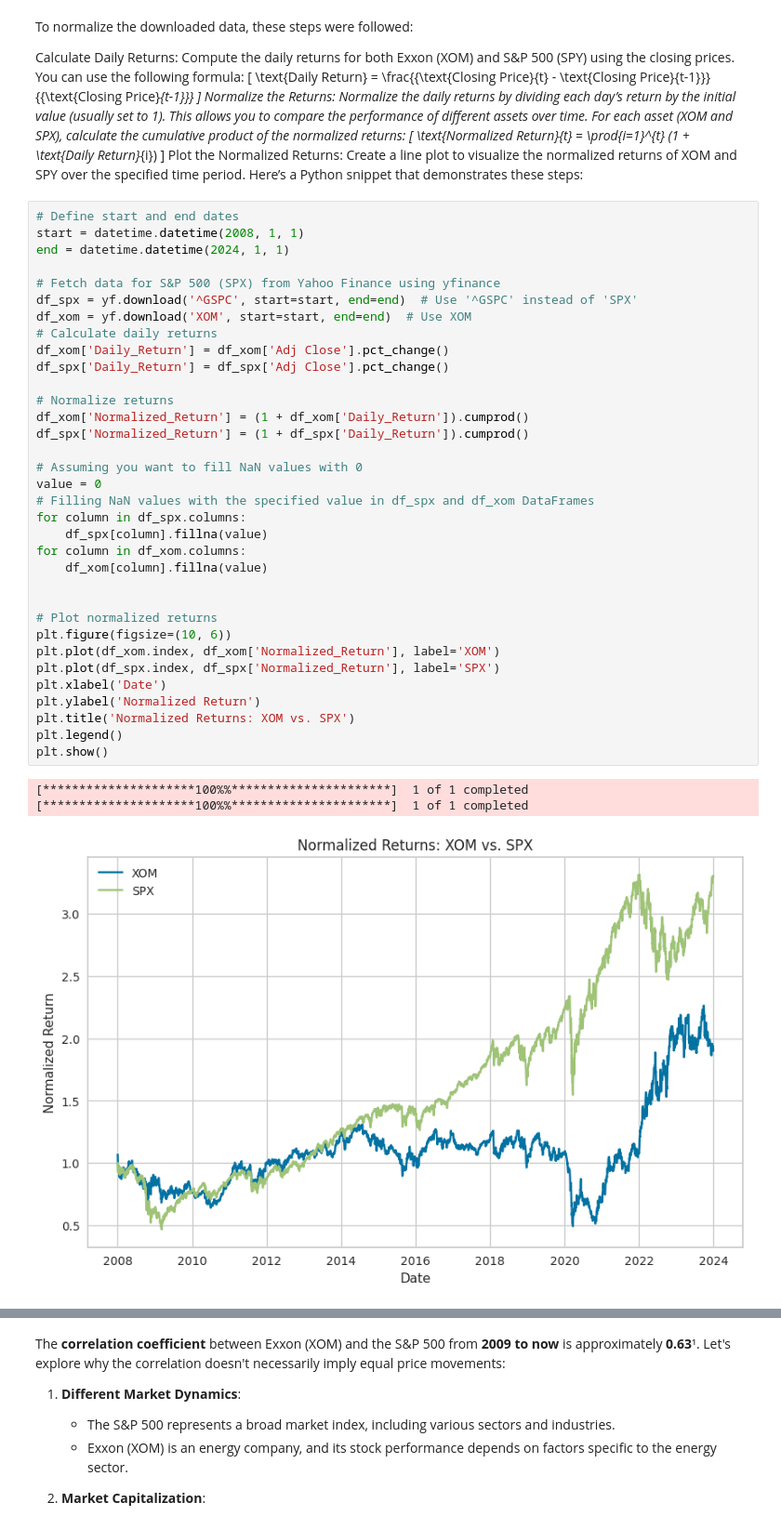
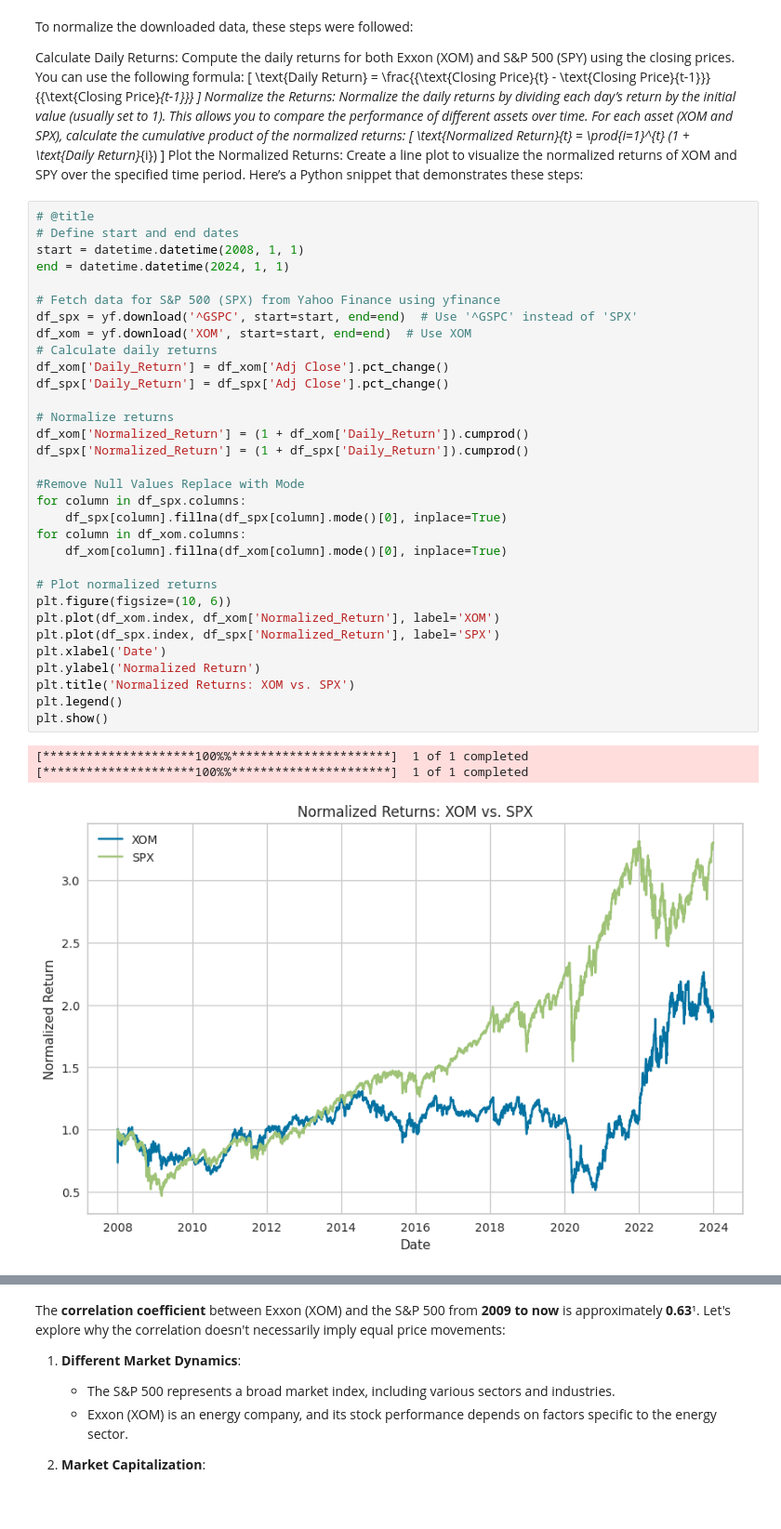
Before and after one commit to jeradmelgard/CAPM, a Jupyter notebook: CAPM.ipynb, the cells around one changed output, grey strips where cells are left out. Shown at 93% size. Saved outputs shown, nothing was run; the diff lists cells and outputs as text.

```diff
--- a/CAPM.ipynb
+++ b/CAPM.ipynb
@@ -60,40 +73,38 @@ Plot the Normalized Returns:
 Create a line plot to visualize the normalized returns of XOM and SPY over the specified time period.
 Here’s a Python snippet that demonstrates these steps:
 # %%
+# @title
 # Define start and end dates
 start = datetime.datetime(2008, 1, 1)
 end = datetime.datetime(2024, 1, 1)
 
 # Fetch data for S&P 500 (SPX) from Yahoo Finance using yfinance
 df_spx = yf.download('^GSPC', start=start, end=end)  # Use '^GSPC' instead of 'SPX'
 df_xom = yf.download('XOM', start=start, end=end)  # Use XOM
 # Calculate daily returns
 df_xom['Daily_Return'] = df_xom['Adj Close'].pct_change()
 df_spx['Daily_Return'] = df_spx['Adj Close'].pct_change()
 
 # Normalize returns
 df_xom['Normalized_Return'] = (1 + df_xom['Daily_Return']).cumprod()
 df_spx['Normalized_Return'] = (1 + df_spx['Daily_Return']).cumprod()
 
-# Assuming you want to fill NaN values with 0
-value = 0
-# Filling NaN values with the specified value in df_spx and df_xom DataFrames
+#Remove Null Values Replace with Mode
 for column in df_spx.columns:
-    df_spx[column].fillna(value)
+    df_spx[column].fillna(df_spx[column].mode()[0], inplace=True)
 for column in df_xom.columns:
-    df_xom[column].fillna(value)
-
+    df_xom[column].fillna(df_xom[column].mode()[0], inplace=True)
 
 # Plot normalized returns
 plt.figure(figsize=(10, 6))
 plt.plot(df_xom.index, df_xom['Normalized_Return'], label='XOM')
 plt.plot(df_spx.index, df_spx['Normalized_Return'], label='SPX')
 plt.xlabel('Date')
 plt.ylabel('Normalized Return')
 plt.title('Normalized Returns: XOM vs. SPX')
 plt.legend()
 plt.show()
 # %% [output]
 [*********************100%%**********************]  1 of 1 completed
 [*********************100%%**********************]  1 of 1 completed
-[figure, old version]
+[figure, new version]
```
Also changed, not shown: parts of 48 cells of this notebook.
